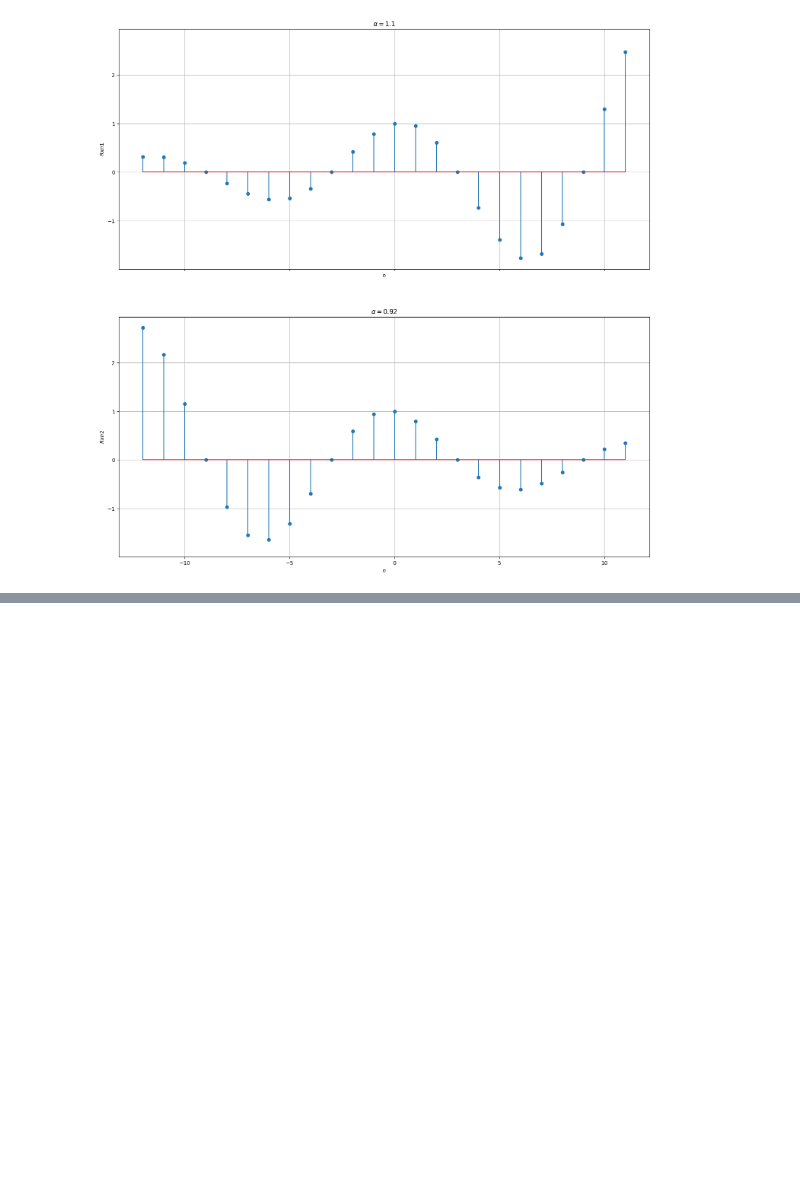
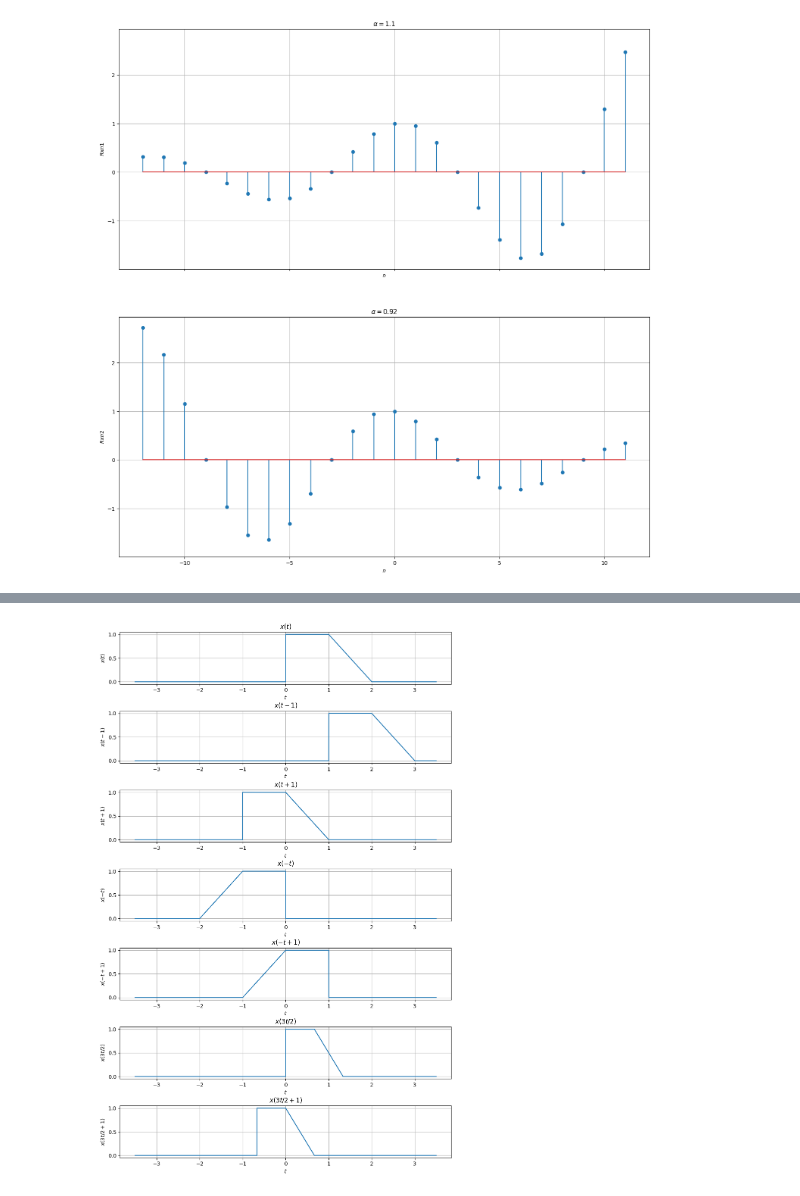
Before and after one commit to PankajaBalasooriya/UOM_S2_EN1094_Laboratory-Practices, a Jupyter notebook: Circuits_Signals_Systems/Workshop1-SignalsInTimeDomain/TimeDomain.ipynb, the cells around one changed output, grey strips where cells are left out. Drawn from its saved outputs; the diff is of its cells as text; code cells hidden in the pictures; blank space fills up the shorter version.

```diff
--- a/Circuits_Signals_Systems/Workshop1-SignalsInTimeDomain/TimeDomain.ipynb
+++ b/Circuits_Signals_Systems/Workshop1-SignalsInTimeDomain/TimeDomain.ipynb
@@ -434,0 +447,70 @@ plt.show()
+# %%
+def x(t):
+    if t<0.:
+        return 0.
+    elif t<1.:
+        return 1.
+    elif t<2.:
+        return 2.-t
+    else:
+        return 0.
+
+fs = 4.4e4
+ts = 1/fs
+t = np.arange(-3.5, 3.5, ts)
+fig, axes = plt.subplots( 7, 1, sharey='all', figsize=(10, 15))
+fig.tight_layout(pad=3.0)
+
+xt = np.array([x(t) for t in t])
+axes[0].plot(t, xt)
+axes[0].set_xlabel(r'$t$')
+axes[0].set_ylabel(r'$x(t)$')
+axes[0].grid(True)
+axes[0].title.set_text(r'$x(t)$')
+
+xt = np.array([x(t-1) for t in t])
+axes[1].plot(t, xt)
+axes[1].set_xlabel(r'$t$')
+axes[1].set_ylabel(r'$x(t-1)$')
+axes[1].grid(True)
+axes[1].title.set_text(r'$x(t-1)$')
+
+xt = np.array([x(t+1) for t in t])
+axes[2].plot(t, xt)
+axes[2].set_xlabel(r'$t$')
+axes[2].set_ylabel(r'$x(t+1)$')
+axes[2].grid(True)
+axes[2].title.set_text(r'$x(t+1)$')
+
+xt = np.array([x(-t) for t in t])
+axes[3].plot(t, xt)
+axes[3].set_xlabel(r'$t$')
+axes[3].set_ylabel(r'$x(-t)$')
+axes[3].grid(True)
+axes[3].title.set_text(r'$x(-t)$')
+
+xt = np.array([x(-t+1) for t in t])
+axes[4].plot(t, xt)
+axes[4].set_xlabel(r'$t$')
+axes[4].set_ylabel(r'$x(-t+1)$')
+axes[4].grid(True)
+axes[4].title.set_text(r'$x(-t+1)$')
+
+xt = np.array([x(3*t / 2) for t in t])
+axes[5].plot(t, xt)
+axes[5].set_xlabel(r'$t$')
+axes[5].set_ylabel(r'$x(3t/2)$')
+axes[5].grid(True)
+axes[5].title.set_text(r'$x(3t/2)$')
+
+xt = np.array([x(3*t/2 + 1) for t in t])
+axes[6].plot(t, xt)
+axes[6].set_xlabel(r'$t$')
+axes[6].set_ylabel(r'$x(3t/2+1)$')
+axes[6].grid(True)
+axes[6].title.set_text(r'$x(3t/2+1)$')
+
+
+plt.show()
+# %% [output]
+[figure, added]
```
Also changed, not shown: parts of 4 cells of this notebook.
